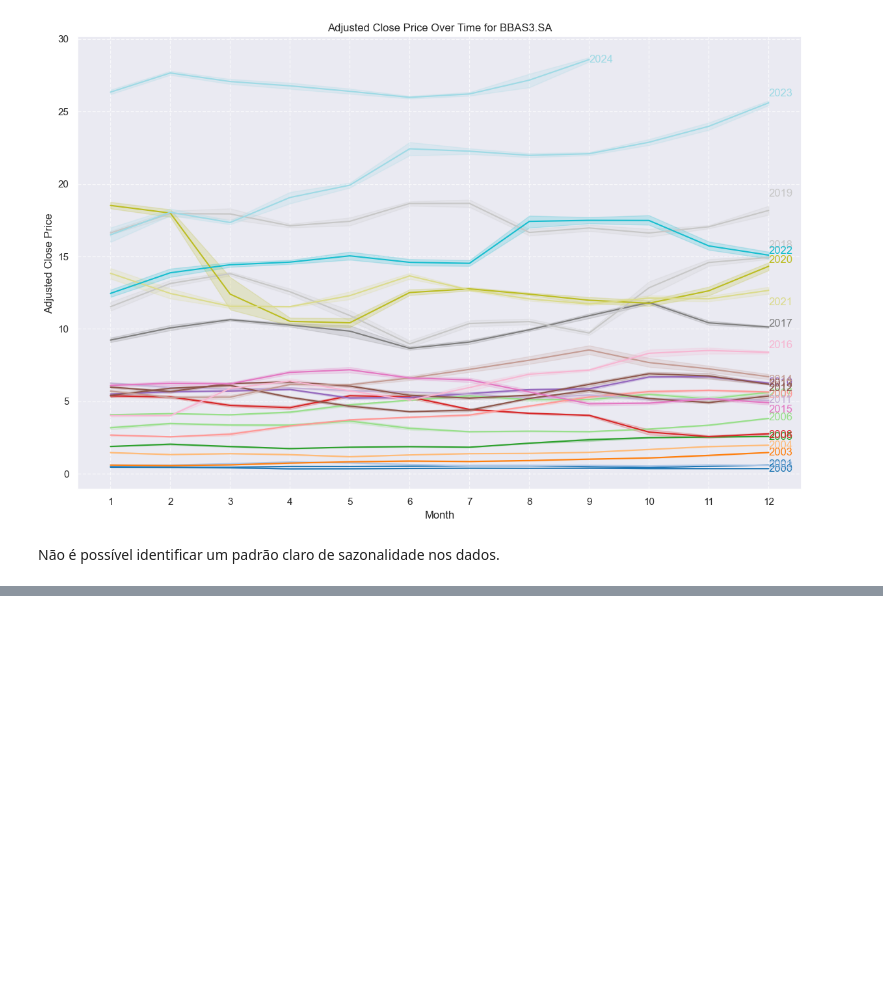
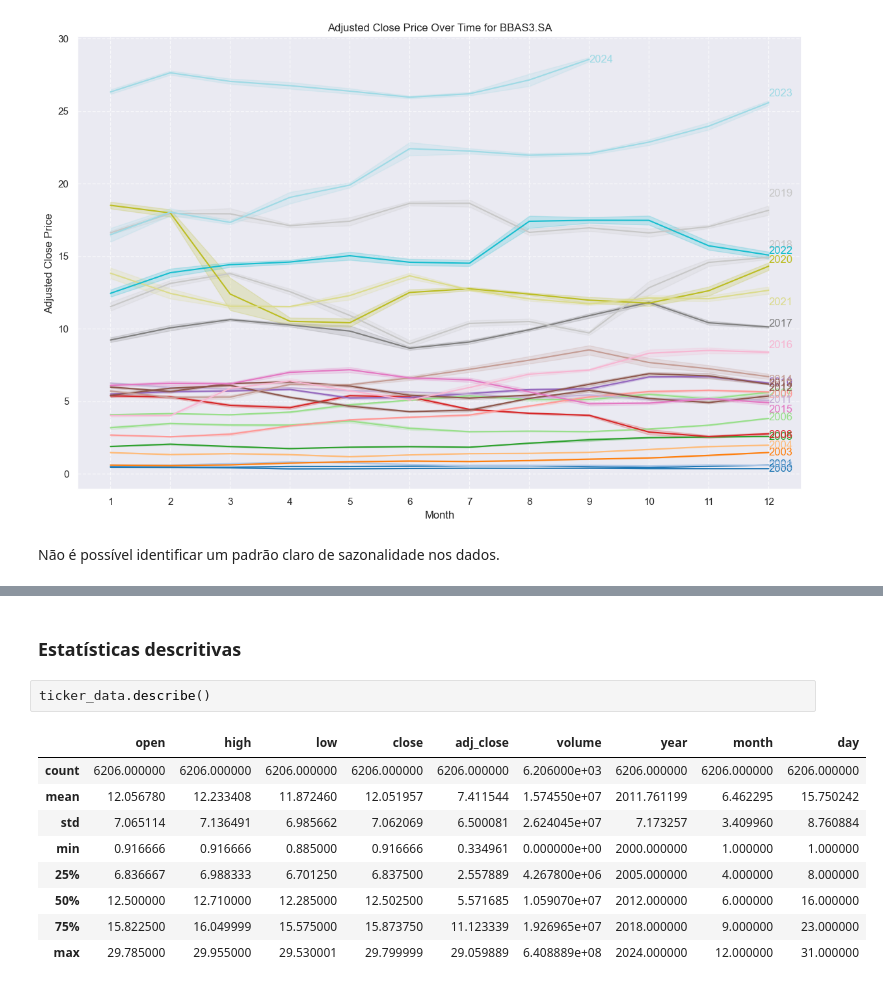
Before and after one commit to ubiratanfilho/stocks_forecasting, a Jupyter notebook: src/analysis.ipynb, the cells around one changed output, grey strips where cells are left out. Saved outputs shown, nothing was run; the diff lists cells and outputs as text; blank space fills up the shorter version.

```diff
--- a/src/analysis.ipynb
+++ b/src/analysis.ipynb
@@ -200,0 +297,14 @@ plt.show()
+# %% [markdown]
+### Estatísticas descritivas
+# %%
+ticker_data.describe()
+# %% [output]
+|  | open | high | low | close | adj_close | volume | year | month | day |
+| count | 6206.000000 | 6206.000000 | 6206.000000 | 6206.000000 | 6206.000000 | 6.206000e+03 | 6206.000000 | 6206.000000 | 6206.000000 |
+| mean | 12.056780 | 12.233408 | 11.872460 | 12.051957 | 7.411544 | 1.574550e+07 | 2011.761199 | 6.462295 | 15.750242 |
+| std | 7.065114 | 7.136491 | 6.985662 | 7.062069 | 6.500081 | 2.624045e+07 | 7.173257 | 3.409960 | 8.760884 |
+| min | 0.916666 | 0.916666 | 0.885000 | 0.916666 | 0.334961 | 0.000000e+00 | 2000.000000 | 1.000000 | 1.000000 |
+| 25% | 6.836667 | 6.988333 | 6.701250 | 6.837500 | 2.557889 | 4.267800e+06 | 2005.000000 | 4.000000 | 8.000000 |
+| 50% | 12.500000 | 12.710000 | 12.285000 | 12.502500 | 5.571685 | 1.059070e+07 | 2012.000000 | 6.000000 | 16.000000 |
+| 75% | 15.822500 | 16.049999 | 15.575000 | 15.873750 | 11.123339 | 1.926965e+07 | 2018.000000 | 9.000000 | 23.000000 |
+| max | 29.785000 | 29.955000 | 29.530001 | 29.799999 | 29.059889 | 6.408889e+08 | 2024.000000 | 12.000000 | 31.000000 |
```
Also changed, not shown: parts of 23 cells of this notebook, 2 other files.
